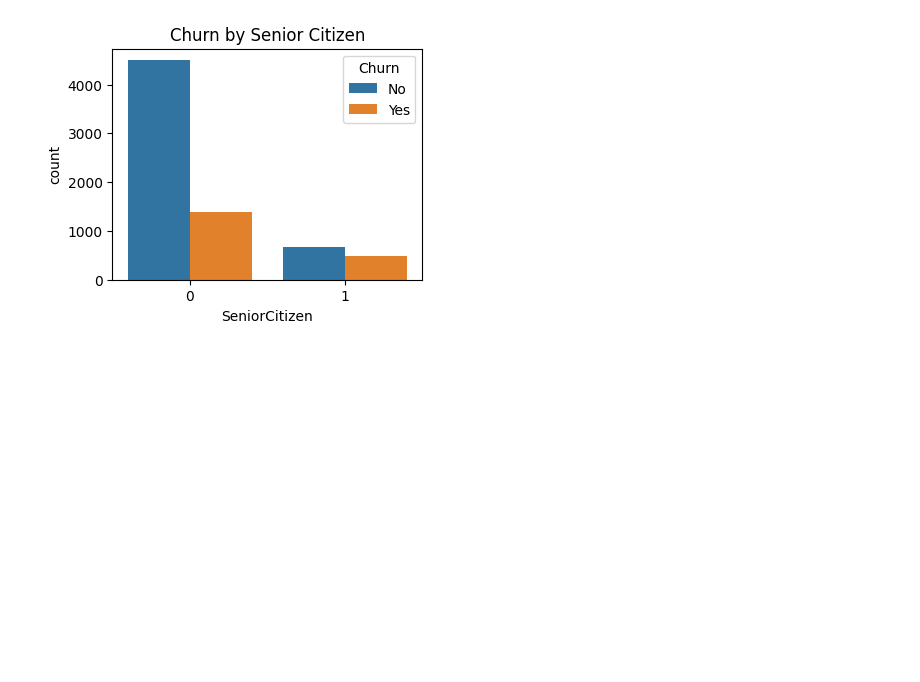
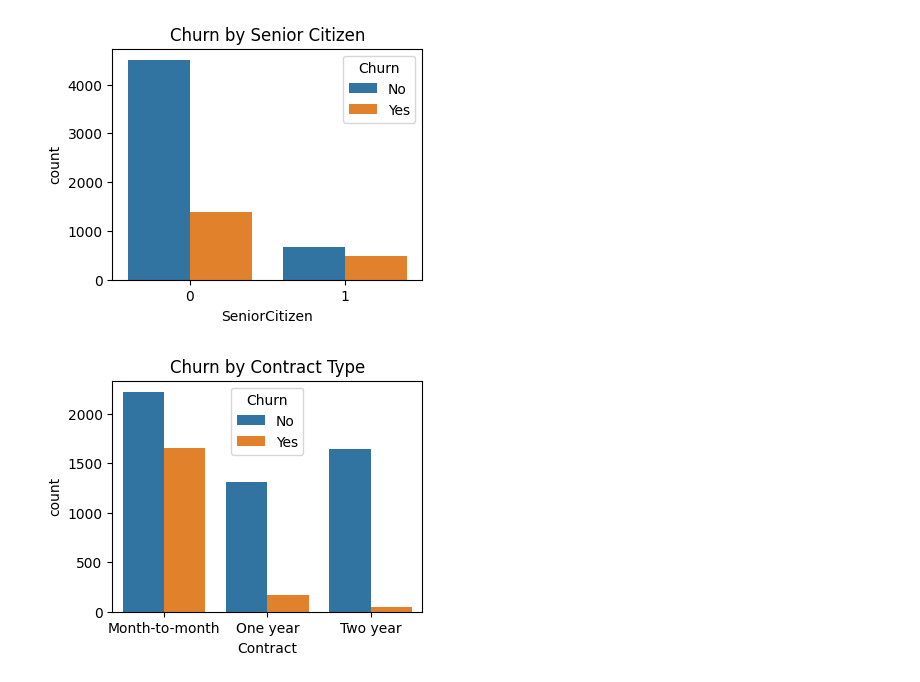
Before and after one commit to Md-Maruf-1727/Machine-Learning-Algorithms, a Jupyter notebook: Decision Tree Classifier/Customer churn prediction/code.ipynb, the cells around one changed output. Saved outputs shown, nothing was run; the diff lists cells and outputs as text; code cells hidden in the pictures; blank space fills up the shorter version.

Commit message:
customer churn

```diff
--- a/Decision Tree Classifier/Customer churn prediction/code.ipynb
+++ b/Decision Tree Classifier/Customer churn prediction/code.ipynb
@@ -104,2 +106,10 @@ plt.show()
 # %% [output]
 [figure]
+# %%
+# Creates a count plot to visualize customer churn distribution across different contract types.
+plt.figure(figsize=(4,3))                  # Sets the figure size for the plot.
+sns.countplot(x='Contract', hue='Churn', data=df)  # Plots counts of 'Contract' types split by 'Churn' categories.
+plt.title("Churn by Contract Type")       # Adds a title to the plot.
+plt.show()                                # Displays the count plot.
+# %% [output]
+[figure, added]
```
Also changed, not shown: parts of 7 cells of this notebook.
